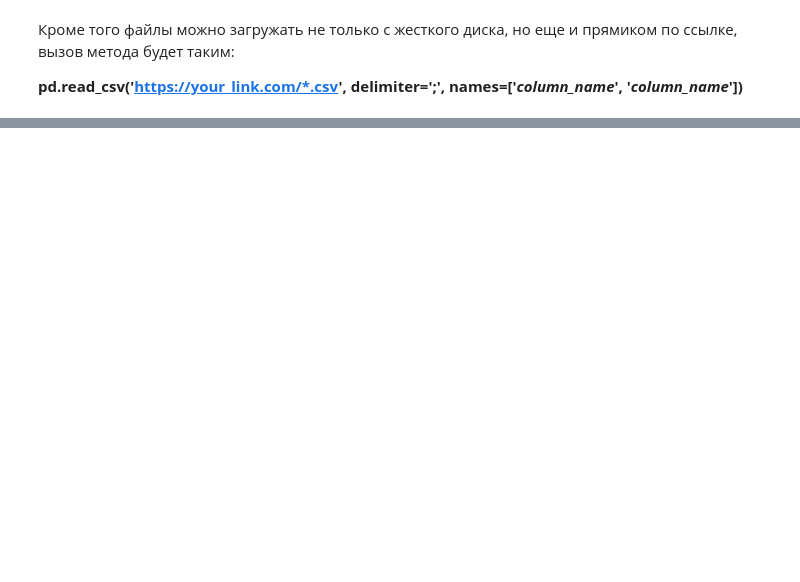
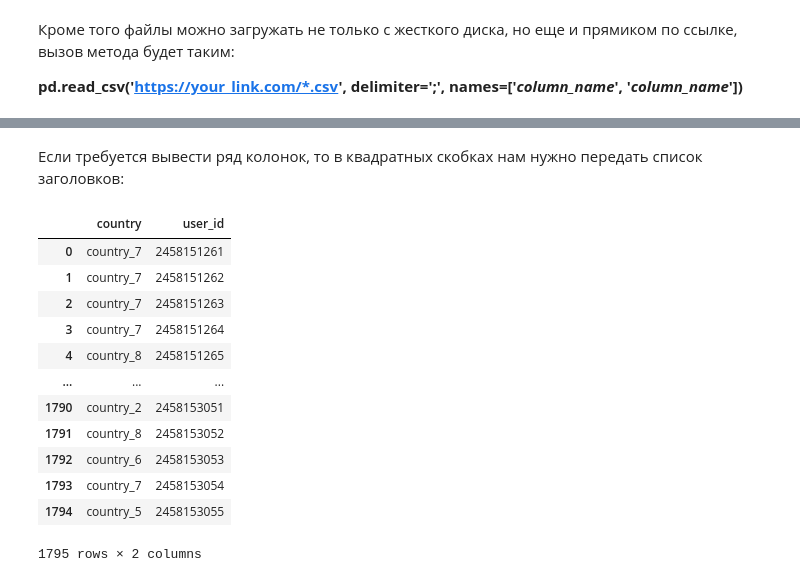
Before and after one commit to mr-luntik/python-base-syntax, a Jupyter notebook: Python-pandas-numpy.ipynb, the cells around one changed output, grey strips where cells are left out. Drawn from its saved outputs; the diff is of its cells as text; code cells hidden in the pictures; blank space fills up the shorter version.

```diff
--- a/Python-pandas-numpy.ipynb
+++ b/Python-pandas-numpy.ipynb
@@ -117,0 +126,18 @@ data_frame
+# %% [markdown]
+Если требуется вывести ряд колонок, то в квадратных скобках нам нужно передать список заголовков:
+# %%
+ data_frame[['country', 'user_id']]
+# %% [output]
+|  | country | user_id |
+| 0 | country_7 | 2458151261 |
+| 1 | country_7 | 2458151262 |
+| 2 | country_7 | 2458151263 |
+| 3 | country_7 | 2458151264 |
+| 4 | country_8 | 2458151265 |
+| ... | ... | ... |
+| 1790 | country_2 | 2458153051 |
+| 1791 | country_8 | 2458153052 |
+| 1792 | country_6 | 2458153053 |
+| 1793 | country_7 | 2458153054 |
+| 1794 | country_5 | 2458153055 |
+1795 rows × 2 columns
```
Also changed, not shown: parts of 7 cells of this notebook.
